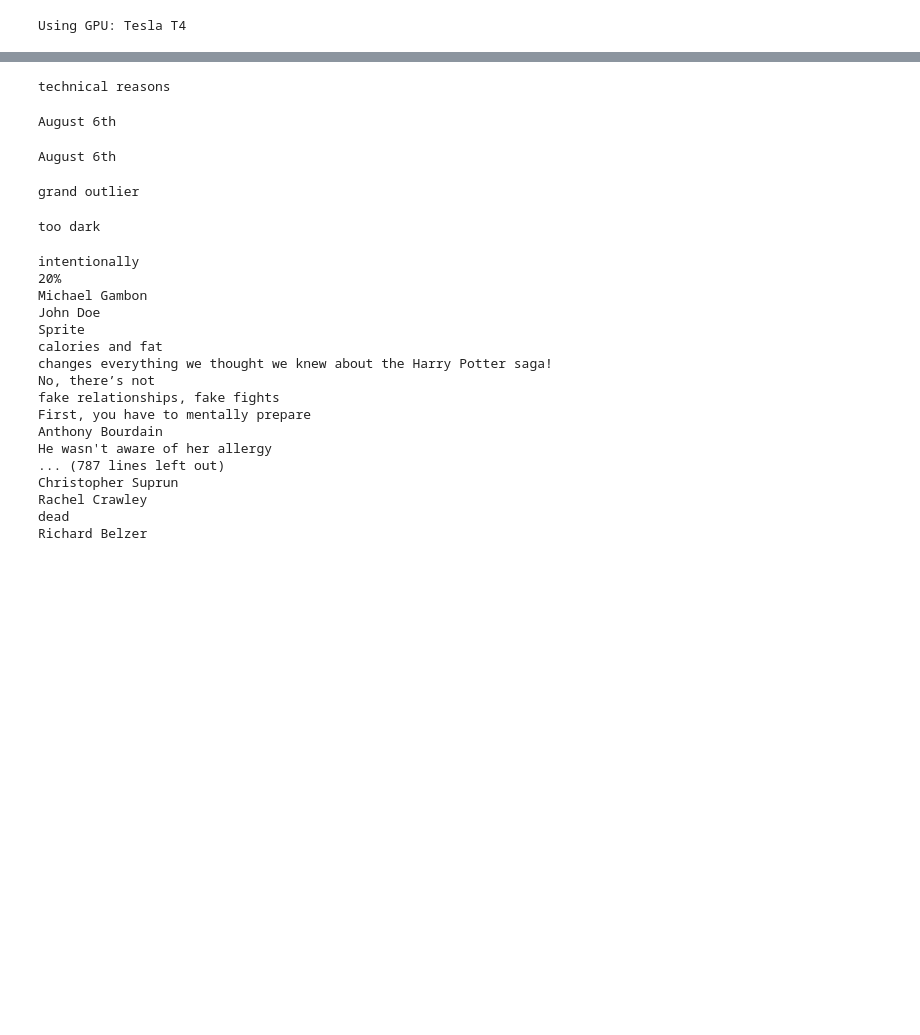
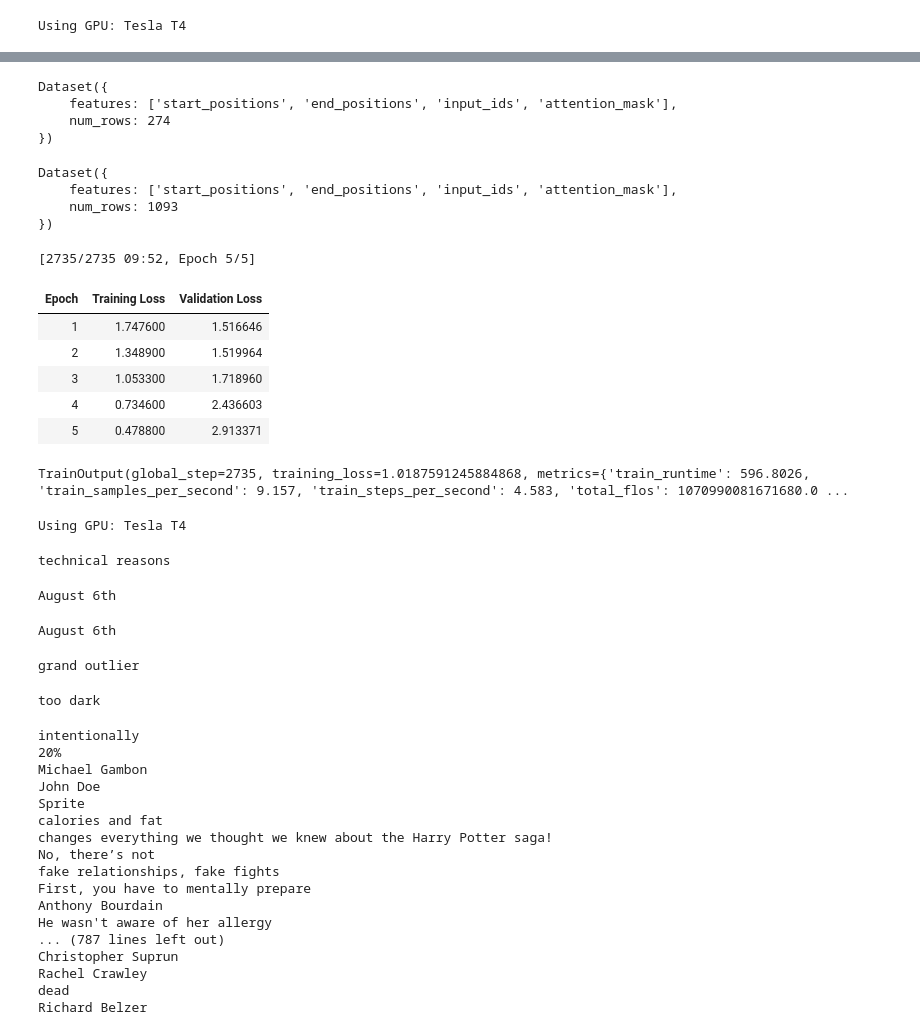
Before and after one commit to MamathaYarramaneni/clickbait-nlp-transformers, a Jupyter notebook: milestone 3/task2/Roberta_sqad_best.ipynb, the cells around one changed output, grey strips where cells are left out. Cells and saved outputs as stored; diff of their text form; code cells hidden in the pictures; blank space fills up the shorter version.

```diff
--- a/milestone 3/task2/ROberta-sqad.ipynb
+++ b/milestone 3/task2/Roberta_sqad_best.ipynb
@@ -74,0 +180,30 @@ Mounted at /content/draive
+# %%
+from datasets import load_dataset
+import datasets
+
+val_dataset2 = datasets.Dataset.from_pandas(df_test)
+train_dataset2 = datasets.Dataset.from_pandas(df_train)
+# %%
+train_dataset = train_dataset2.map(preprocess_function, batched=True,
+    remove_columns=train_dataset2.column_names)
+# %%
+validation_dataset = val_dataset2.map(preprocess_function, batched=True,
+    remove_columns=val_dataset2.column_names)
+# %%
+print(validation_dataset)
+# %% [output]
+Dataset({
+    features: ['start_positions', 'end_positions', 'input_ids', 'attention_mask'],
+    num_rows: 274
+})
+# %%
+print(train_dataset)
+# %% [output]
+Dataset({
+    features: ['start_positions', 'end_positions', 'input_ids', 'attention_mask'],
+    num_rows: 1093
+})
+# %%
+from transformers import DefaultDataCollator
+
+data_collator = DefaultDataCollator()
@@ -75,3 +212,48 @@ Mounted at /content/draive
+# %%
+from transformers import TrainingArguments, Trainer
+
+training_args = TrainingArguments(
+    output_dir="qa_train_passage",
+    evaluation_strategy="epoch",
+    learning_rate=2e-5,
+    per_device_train_batch_size=2,
+    per_device_eval_batch_size=2,
+    num_train_epochs=5,
+    weight_decay=0.01,
+    save_strategy="epoch",
+    load_best_model_at_end=True,
+    #push_to_hub=True,
+)
+
+trainer = Trainer(
+    model=model,
+    args=training_args,
+    train_dataset=train_dataset,
+    eval_dataset=validation_dataset,
+    tokenizer=tokenizer,
+    data_collator=data_collator,
+)
+
+trainer.train()
+# %% [output]
+[2735/2735 09:52, Epoch 5/5]
+| Epoch | Training Loss | Validation Loss |
+| 1 | 1.747600 | 1.516646 |
+| 2 | 1.348900 | 1.519964 |
+| 3 | 1.053300 | 1.718960 |
+| 4 | 0.734600 | 2.436603 |
+| 5 | 0.478800 | 2.913371 |
+TrainOutput(global_step=2735, training_loss=1.0187591245884868, metrics={'train_runtime': 596.8026, 'train_samples_per_second': 9.157, 'train_steps_per_second': 4.583, 'total_flos': 1070990081671680.0 ...
+# %%
+import torch
+if torch.cuda.is_available():
+    device = torch.device("cuda")
+    print(f"Using GPU: {torch.cuda.get_device_name(0)}")
+else:
+    device = torch.device("cpu")
+    print("Using CPU")
+# %% [output]
+Using GPU: Tesla T4
 # %%
 
 # Use the trained model to generate responses
```
Also changed, not shown: parts of 13 cells of this notebook, 4 other files.
